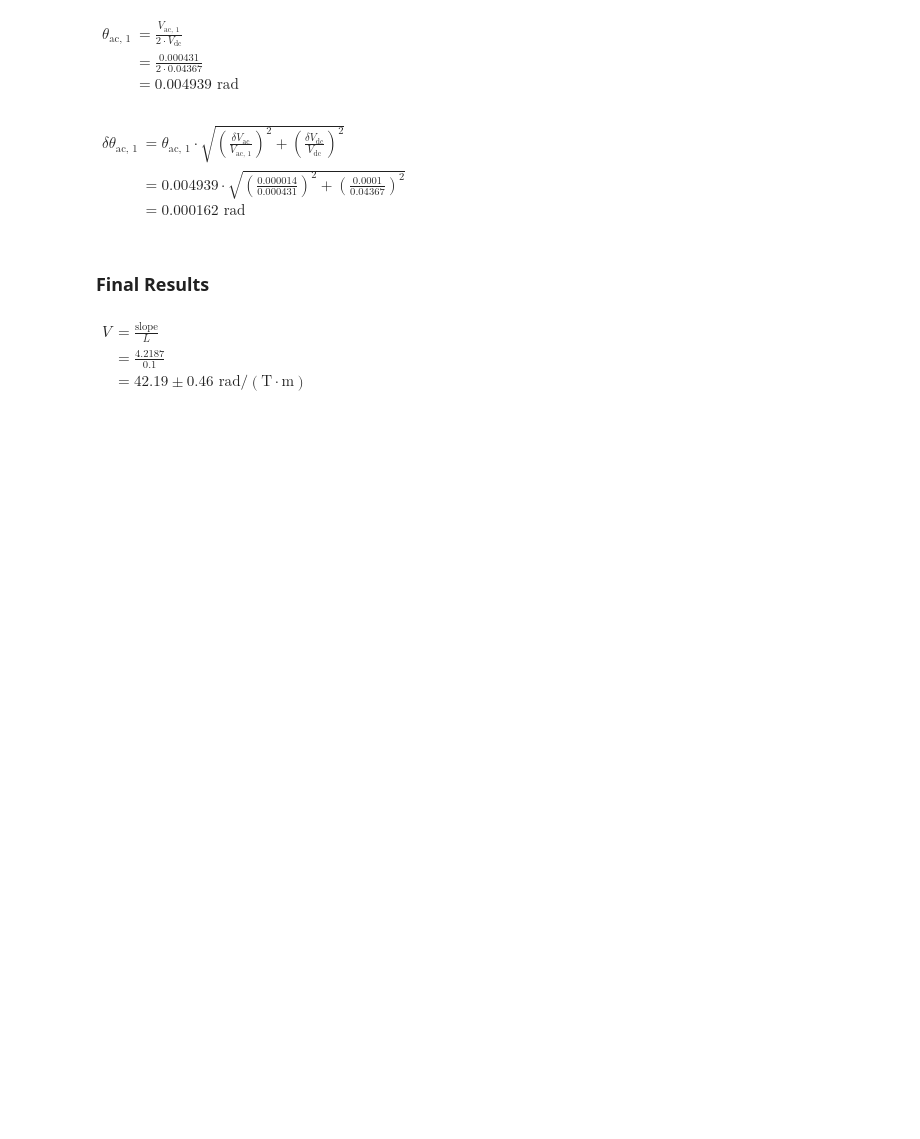
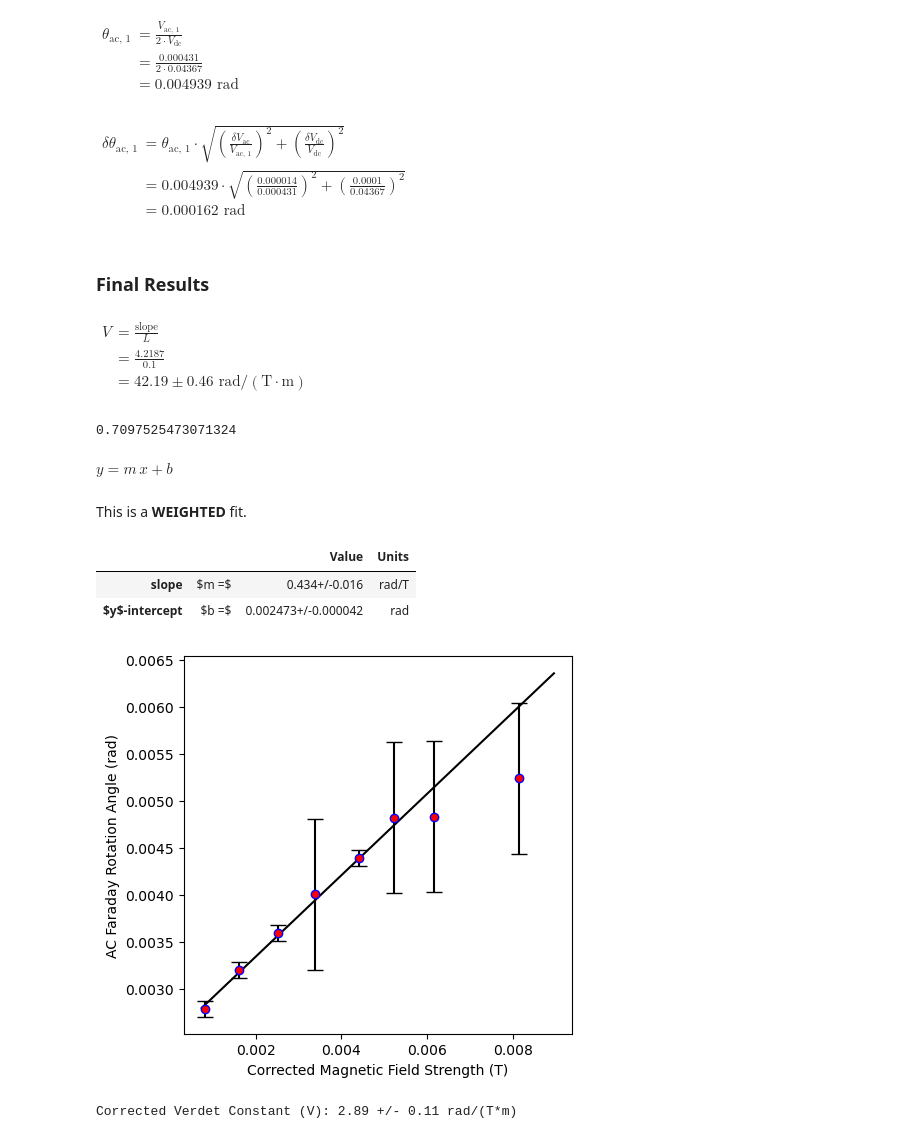
Before and after one commit to GavidD/Faraday-Rotation, a Jupyter notebook: AC Water Green Laser.ipynb, the cells around one changed output. Cells and saved outputs as stored; diff of their text form; code cells hidden in the pictures; blank space fills up the shorter version.

```diff
--- a/AC Water Green Laser.ipynb
+++ b/AC Water Green Laser.ipynb
@@ -592,3 +594,81 @@ $\displaystyle \begin{aligned} \theta_{\text{ac, 1}} &= \frac{V_{\text{ac, 1}}}{
 $\displaystyle \begin{aligned} \delta \theta_{\text{ac, 1}} &= \theta_{\text{ac, 1}} \cdot \sqrt{\left(\frac{\delta V_{\text{ac}}}{V_{\text{ac, 1}}}\right)^2 + \left(\frac{\delta V_{\text{dc}}}{V_{\text{dc}}}\right)^2} \\[1ex] &= 0.004939 \cdot \sqrt{\left(\frac{0.000014}{0.000431}\right)^2 + \left(\frac{0.0001}{0.04367}\right)^2} \\[1ex] &= 0.000162 \text{ rad} \\[1ex] \end{aligned}$
 ### Final Results
 $\displaystyle \begin{aligned} V &= \frac{\text{slope}}{L} \\[1ex] &= \frac{4.2187}{0.1} \\[1ex] &= 42.19 \pm 0.46 \text{ rad}/(\text{T} \cdot \text{m}) \\[1ex] \end{aligned}$
+# %%
+import numpy as np
+import matplotlib.pyplot as plt
+
+
+# HALL EFFECT SENSOR DATA (Fringing Analysis)
+
+d = np.array([10, 9, 8, 7, 6, 5, 4, 3, 2, 1, 0, 2.3, 2.6, 3.3, 3.5])  # cm
+v = np.array([3.416, 3.416, 3.415, 3.405, 3.387, 3.366, 3.298, 3.146, 2.763, 2.629, 2.56, 2.932, 3.064, 3.212, 3.243])  # Volts
+i_hall = np.array([-1.596, -1.593, -1.591, -1.588, -1.587, -1.587, -1.586, -1.585, -1.584, -1.582, -1.580, -1.576, -1.575, -1.574, -1.573])  # A
+
+S_V = 50 / 1000  # 50 mV/mT = 50 V/T
+
+
+B_hall = np.abs(v - 2.5) / S_V  # in Tesla
+
+
+B_center_ideal = np.max(B_hall)
+B_hall_avg = np.mean(B_hall)
+
+
+fringing_factor = B_center_avg_ratio = B_hall_avg / B_center_ideal
+
+
+# FARADAY ROTATION DATA & CORRECTED FIELD
+
+V_dc_mV = np.array([62.83, 62.60, 62.55, 62.42, 62.66, 62.28, 62.1, 62.05])  # mV
+V_ac_mV_RMS = np.array([0.35, 0.40, 0.45, 0.5, 0.55, 0.6, 0.6, 0.65])        # mV
+I_sol = np.array([0.1041, 0.2051, 0.3185, 0.4296, 0.5609, 0.6638, 0.7815, 1.0336]) # A
+
+V_dc = V_dc_mV / 1000.0
+err_V_dc = np.full_like(V_dc, 0.0005)
+err_I_sol = np.full_like(I_sol, 0.0001)
+
+L = 0.15  # Length of sample in meters
+err_L = 0.001
+
+
+B_ideal = (11.1 * I_sol) / 1000.0  # Tesla
+B = B_ideal * fringing_factor      # Apply fringing correction
+err_B = (11.1 * err_I_sol) / 1000.0
+
+# Process AC voltage and rotation angle
+V_ac = V_ac_mV_RMS / 1000.0
+err_V_ac_mV_RMS = np.array([0.01, 0.01, 0.01, 0.1, 0.01, 0.1, 0.1, 0.1])
+err_V_ac = err_V_ac_mV_RMS / 1000.0
+
+theta_ac_rad = V_ac / (2 * V_dc)
+err_theta_ac_rad = theta_ac_rad * np.sqrt((err_V_ac / V_ac)**2 + (err_V_dc / V_dc)**2)
+
+print(fringing_factor)
+
+
+# WEIGHTED LINEAR FIT & VERDET CONSTANT
+
+slope, intercept, err_slope, err_intercept, fig = PHYS231.LinearFit(
+    xData=B,
+    yData=theta_ac_rad,
+    yErrors=err_theta_ac_rad,
+    xlabel="Corrected Magnetic Field Strength",
+    ylabel="AC Faraday Rotation Angle",
+    xUnits="T",
+    yUnits="rad",
+    fill=False
+)
+# Extract Verdet Constant
+V = slope / L
+err_V = V * np.sqrt((err_slope / slope)**2 + (err_L / L)**2)
+print(f"Corrected Verdet Constant (V): {V:.2f} +/- {err_V:.2f} rad/(T*m)")
+# %% [output]
+0.7097525473071324
+$y = m\,x + b$
+This is a **WEIGHTED** fit.
+|  |  | Value | Units |
+| slope | $m =$ | 0.434+/-0.016 | rad/T |
+| $y$-intercept | $b =$ | 0.002473+/-0.000042 | rad |
+[figure, added]
+Corrected Verdet Constant (V): 2.89 +/- 0.11 rad/(T*m)
```
Also changed, not shown: parts of 4 cells of this notebook, 2 other files.
